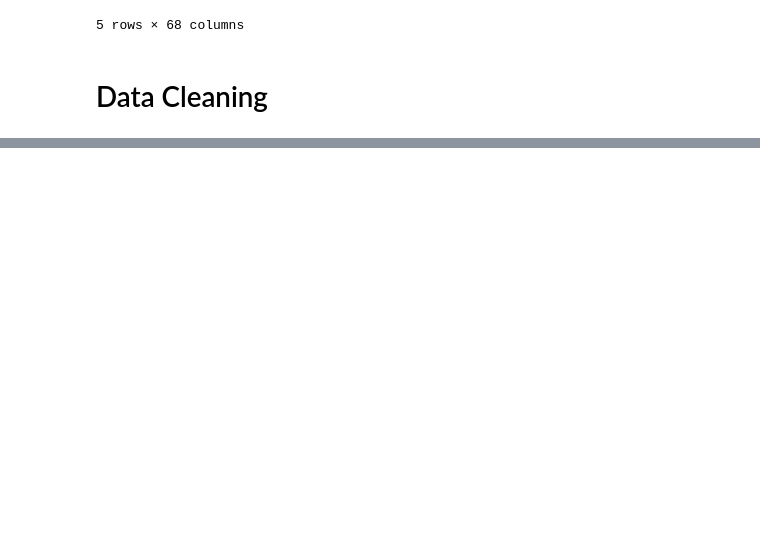
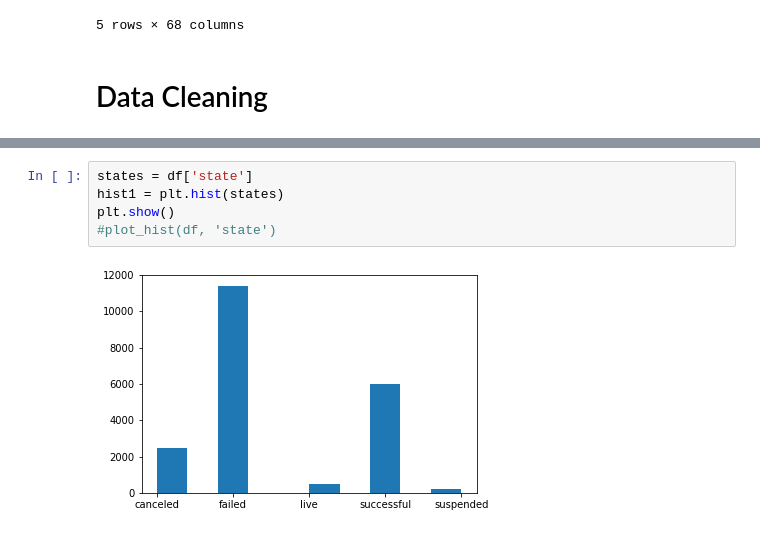
Before and after one commit to nbanks2/FuelEngine, a Jupyter notebook: Kickstarter (1).ipynb, the cells around one changed output, grey strips where cells are left out. Drawn from its saved outputs; the diff is of its cells as text; blank space fills up the shorter version.

```diff
--- a/Kickstarter (1).ipynb
+++ b/Kickstarter (1).ipynb
@@ -79,0 +63,7 @@ df
+# %%
+states = df['state']
+hist1 = plt.hist(states)
+plt.show()
+#plot_hist(df, 'state')
+# %% [output]
+[figure, added]
```
Also changed, not shown: parts of 17 cells of this notebook.
